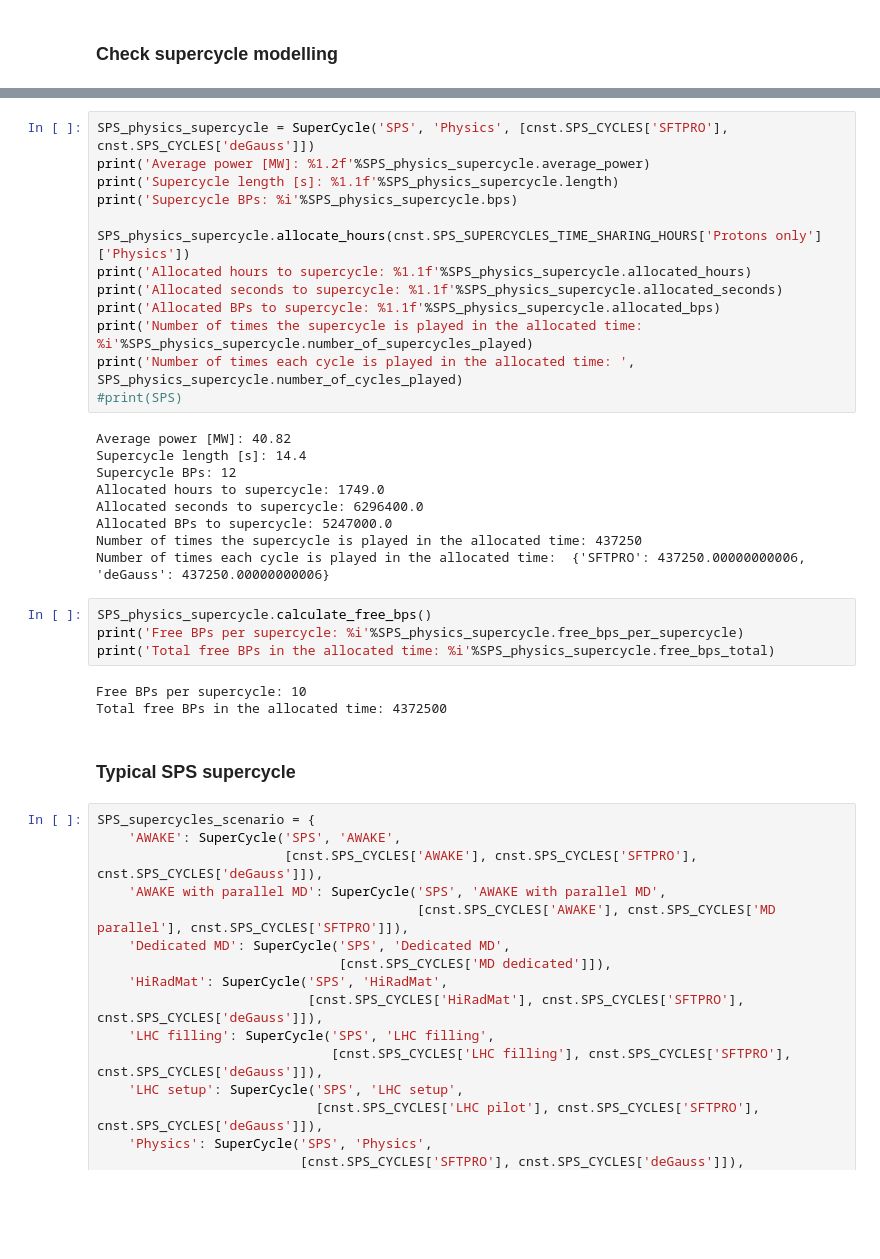
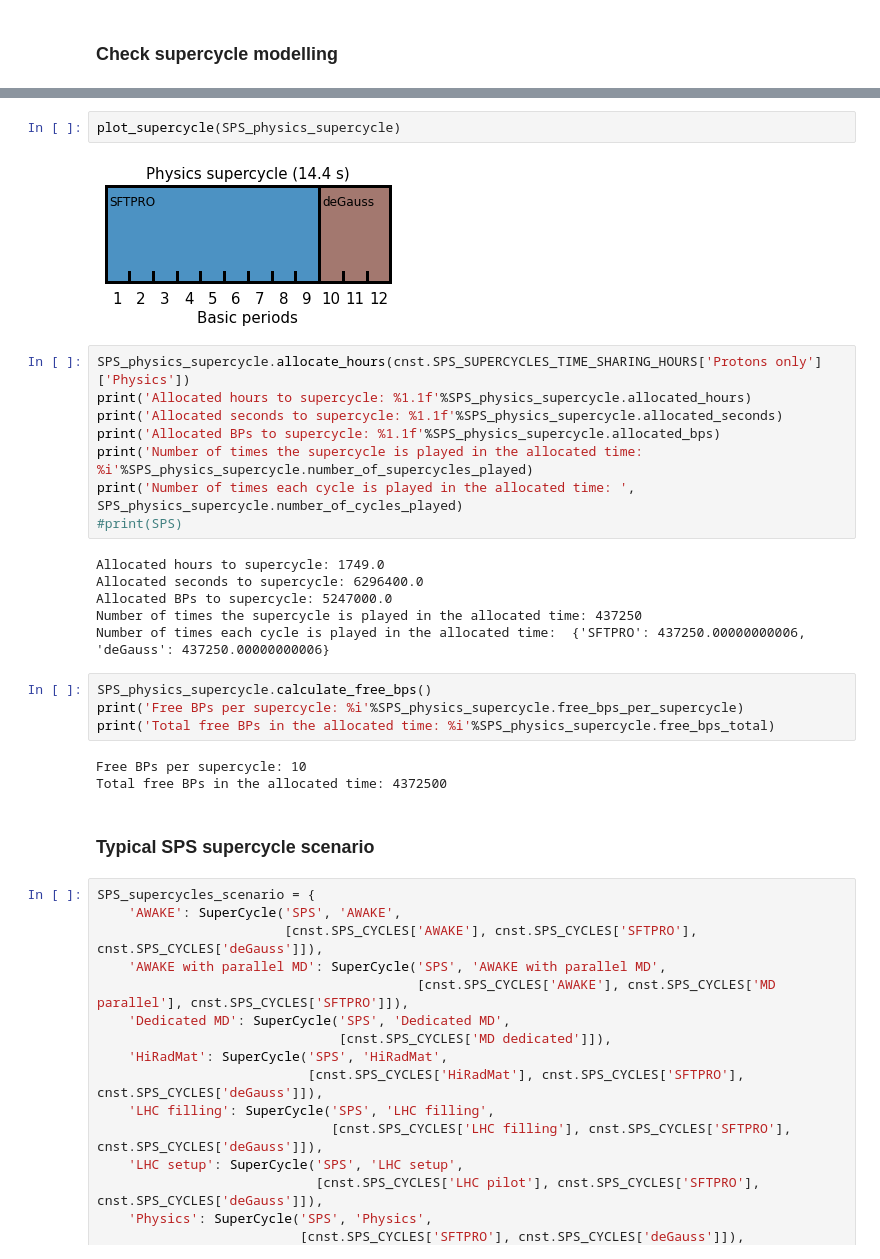
Before and after one commit to tprebiba/super-cycle-modelling, a Jupyter notebook: main.ipynb, the cells around one changed output, grey strips where cells are left out. Saved outputs shown, nothing was run; the diff lists cells and outputs as text; blank space fills up the shorter version.

Commit message:
supercycle plotter

```diff
--- a/main.ipynb
+++ b/main.ipynb
@@ -32,9 +41,8 @@ df_ps_cycles
+# %%
+plot_supercycle(SPS_physics_supercycle)
+# %% [output]
+[figure, added]
 # %%
-SPS_physics_supercycle = SuperCycle('SPS', 'Physics', [cnst.SPS_CYCLES['SFTPRO'], cnst.SPS_CYCLES['deGauss']])
-print('Average power [MW]: %1.2f'%SPS_physics_supercycle.average_power)
-print('Supercycle length [s]: %1.1f'%SPS_physics_supercycle.length)
-print('Supercycle BPs: %i'%SPS_physics_supercycle.bps)
-
 SPS_physics_supercycle.allocate_hours(cnst.SPS_SUPERCYCLES_TIME_SHARING_HOURS['Protons only']['Physics'])
 print('Allocated hours to supercycle: %1.1f'%SPS_physics_supercycle.allocated_hours)
 print('Allocated seconds to supercycle: %1.1f'%SPS_physics_supercycle.allocated_seconds)
@@ -43,9 +51,6 @@ print('Number of times the supercycle is played in the allocated time: %i'%SPS_p
 print('Number of times each cycle is played in the allocated time: ', SPS_physics_supercycle.number_of_cycles_played)
 #print(SPS)
 # %% [output]
-Average power [MW]: 40.82
-Supercycle length [s]: 14.4
-Supercycle BPs: 12
 Allocated hours to supercycle: 1749.0
 Allocated seconds to supercycle: 6296400.0
 Allocated BPs to supercycle: 5247000.0
@@ -59,7 +64,7 @@ print('Total free BPs in the allocated time: %i'%SPS_physics_supercycle.free_bps
 Free BPs per supercycle: 10
 Total free BPs in the allocated time: 4372500
 # %% [markdown]
-### Typical SPS supercycle
+### Typical SPS supercycle scenario
 # %%
 SPS_supercycles_scenario = {
     'AWAKE': SuperCycle('SPS', 'AWAKE',
```
Also changed, not shown: parts of 10 cells of this notebook, 2 other files.
